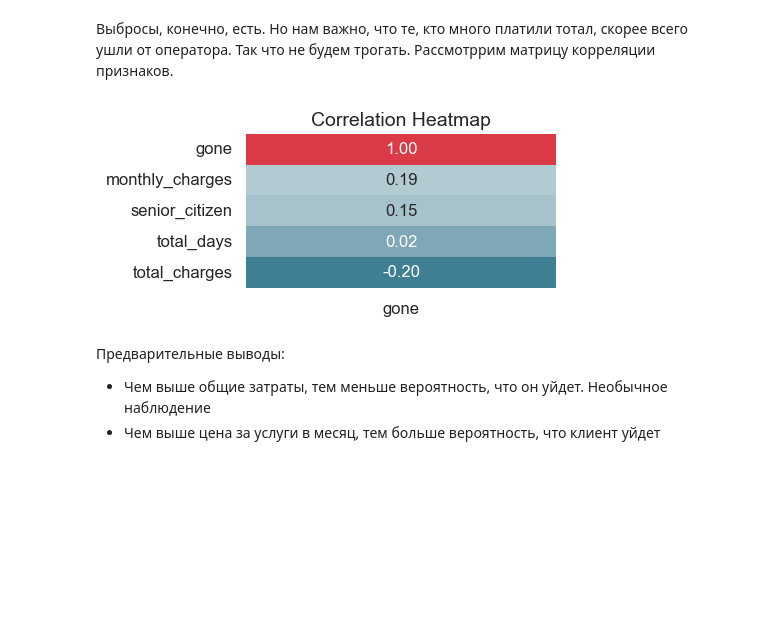
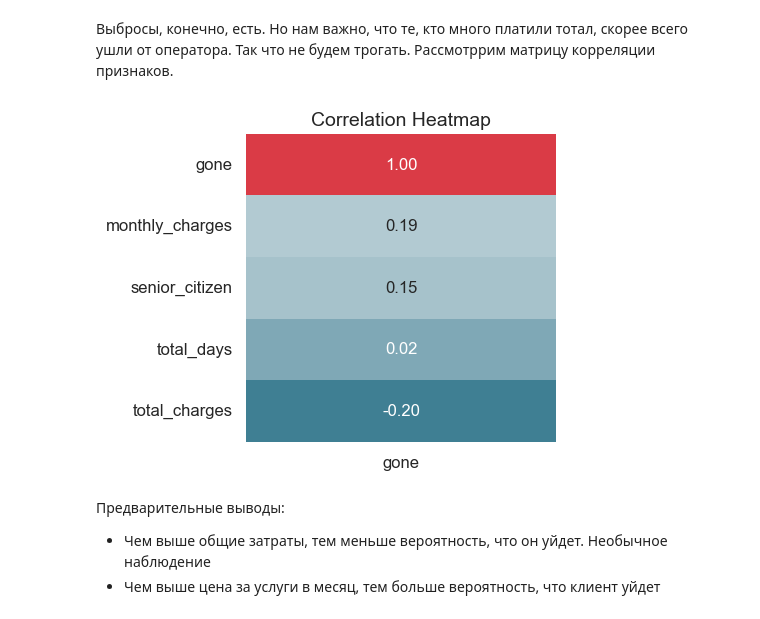
Before and after one commit to Kuuuzya/Practicum_Diploma_DS_Kuznetsov, a Jupyter notebook: main.ipynb, the cells around one changed output. Saved outputs shown, nothing was run; the diff lists cells and outputs as text; code cells hidden in the pictures; blank space fills up the shorter version.

```diff
--- a/main.ipynb
+++ b/main.ipynb
@@ -1204,15 +1198,15 @@ plt.show()
 Выбросы, конечно, есть. Но нам важно, что те, кто много платили тотал, скорее всего ушли от оператора. Так что не будем трогать. Рассмотррим матрицу корреляции признаков.
 # %%
 correlation = clients.corr()['gone'].sort_values(ascending=False)
-plt.figure(figsize=(4, 2))
+plt.figure(figsize=(4, 4))
 cmap = sns.diverging_palette(220, 10, as_cmap=True)  # Красивая цветовая палитра
 sns.heatmap(pd.DataFrame(correlation), annot=True, fmt=".2f", cmap=cmap, cbar=False)
 plt.title("Correlation Heatmap", fontsize=14)
 plt.xticks(fontsize=12)
 plt.yticks(fontsize=12)
 plt.show()
 # %% [output]
-[figure, old version]
+[figure, new version]
 # %% [markdown]
 Предварительные выводы:
 - Чем выше общие затраты, тем меньше вероятность, что он уйдет. Необычное наблюдение
```
Also changed, not shown: parts of 90 cells of this notebook, 13 other files.
